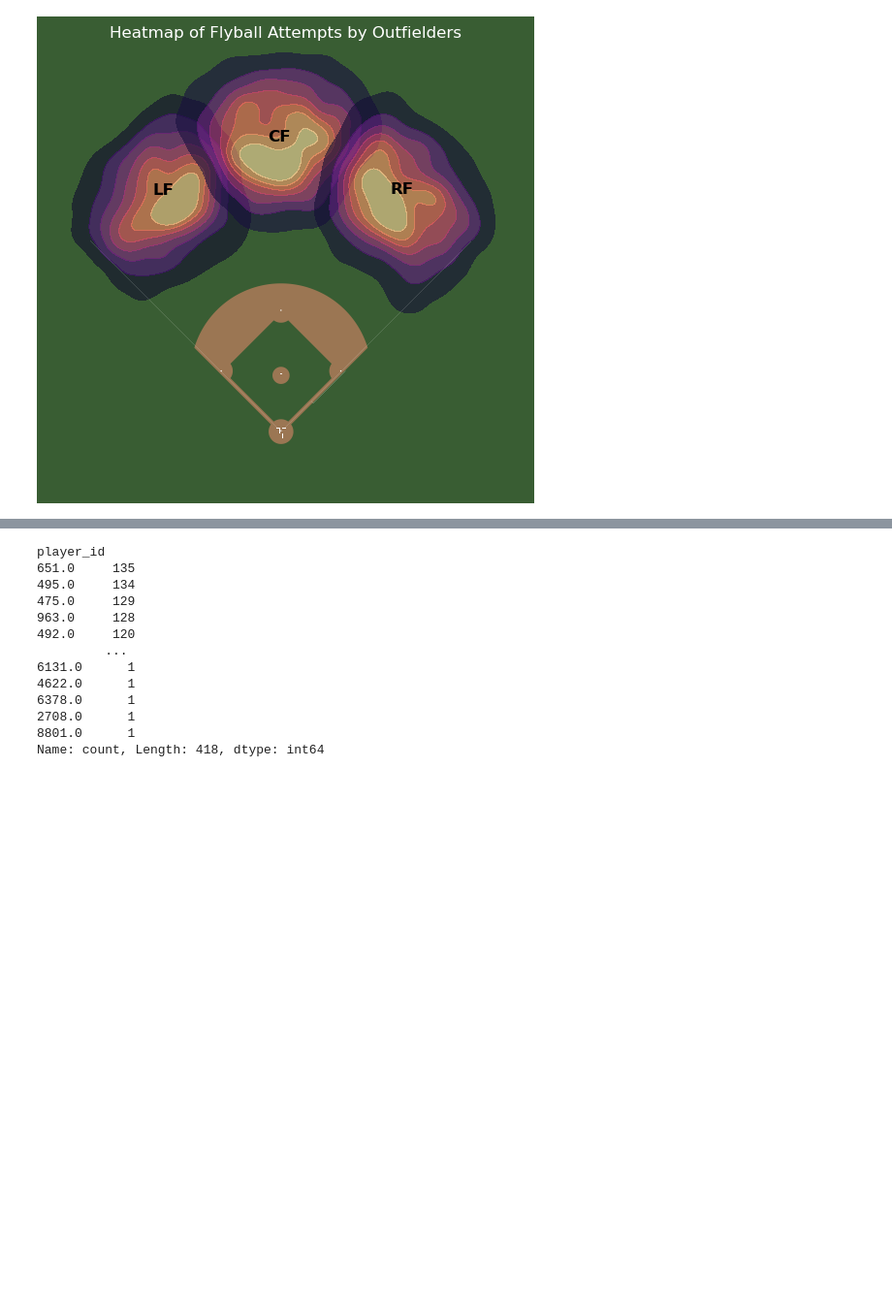
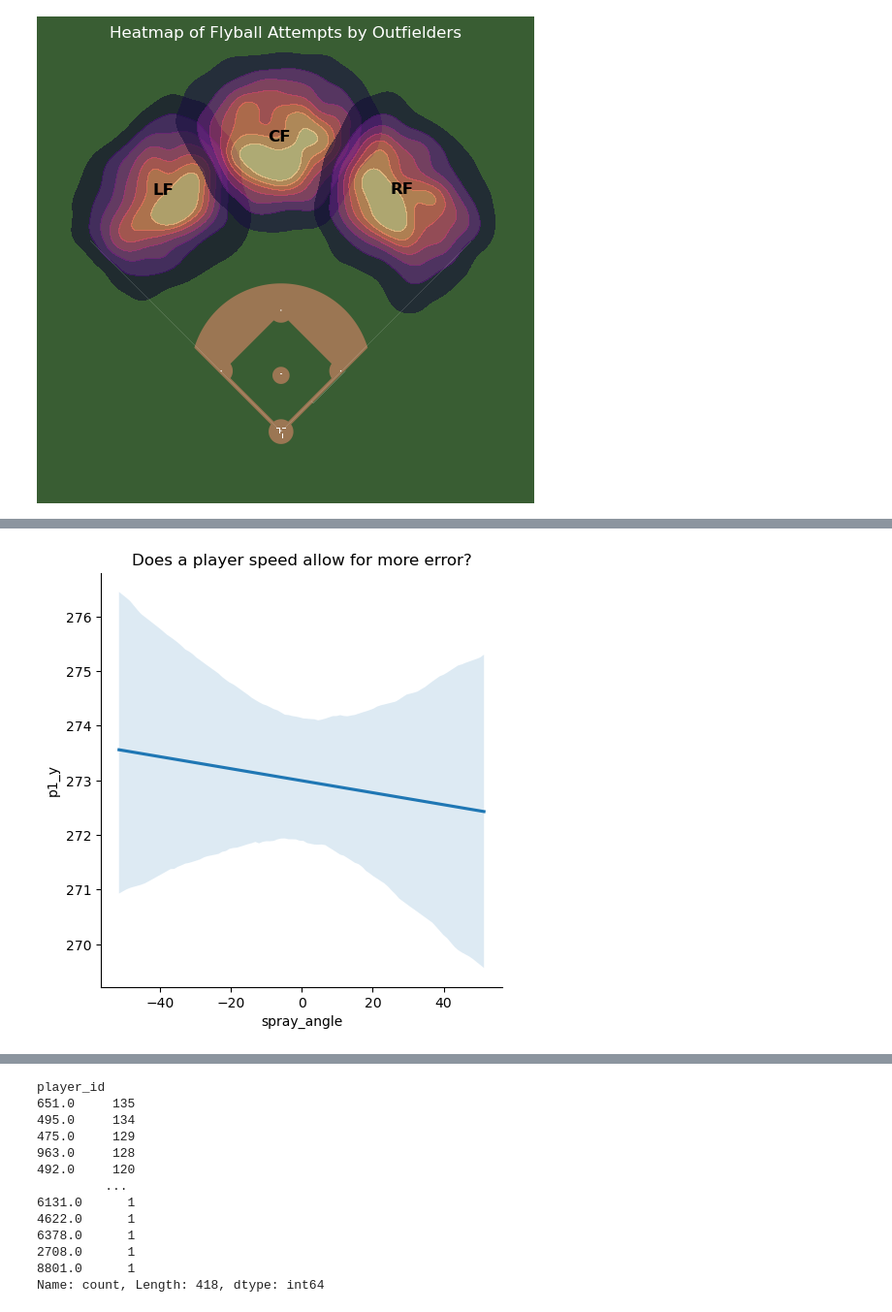
Before and after one commit to EddietheProgrammer/SMT-Data-Challenge, a Jupyter notebook: EDA.ipynb, the cells around one changed output, grey strips where cells are left out. Shown at 97% size. Drawn from its saved outputs; the diff is of its cells as text; code cells hidden in the pictures; blank space fills up the shorter version.

```diff
--- a/EDA.ipynb
+++ b/EDA.ipynb
@@ -114 +112,8 @@ plt.show()
+# %%
+sns.lmplot(x='spray_angle', y='p1_y', data = final, scatter = False)
+plt.title('Does a player speed allow for more error?')
+# Interesting, slower players tend to have more error.
+plt.show()
+# %% [output]
+[figure, added]
 # %%
```
Also changed, not shown: parts of 7 cells of this notebook, 3 other files.
